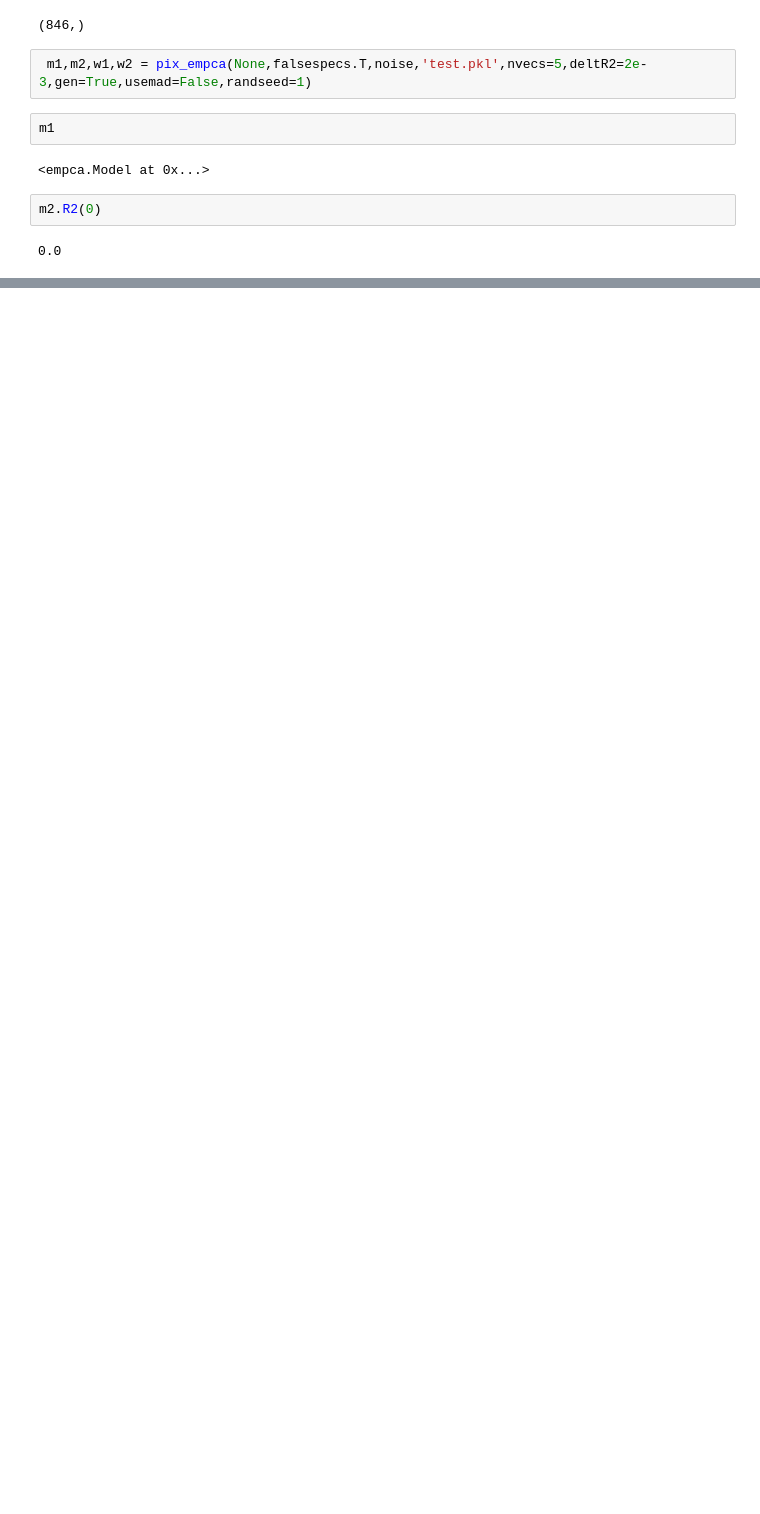
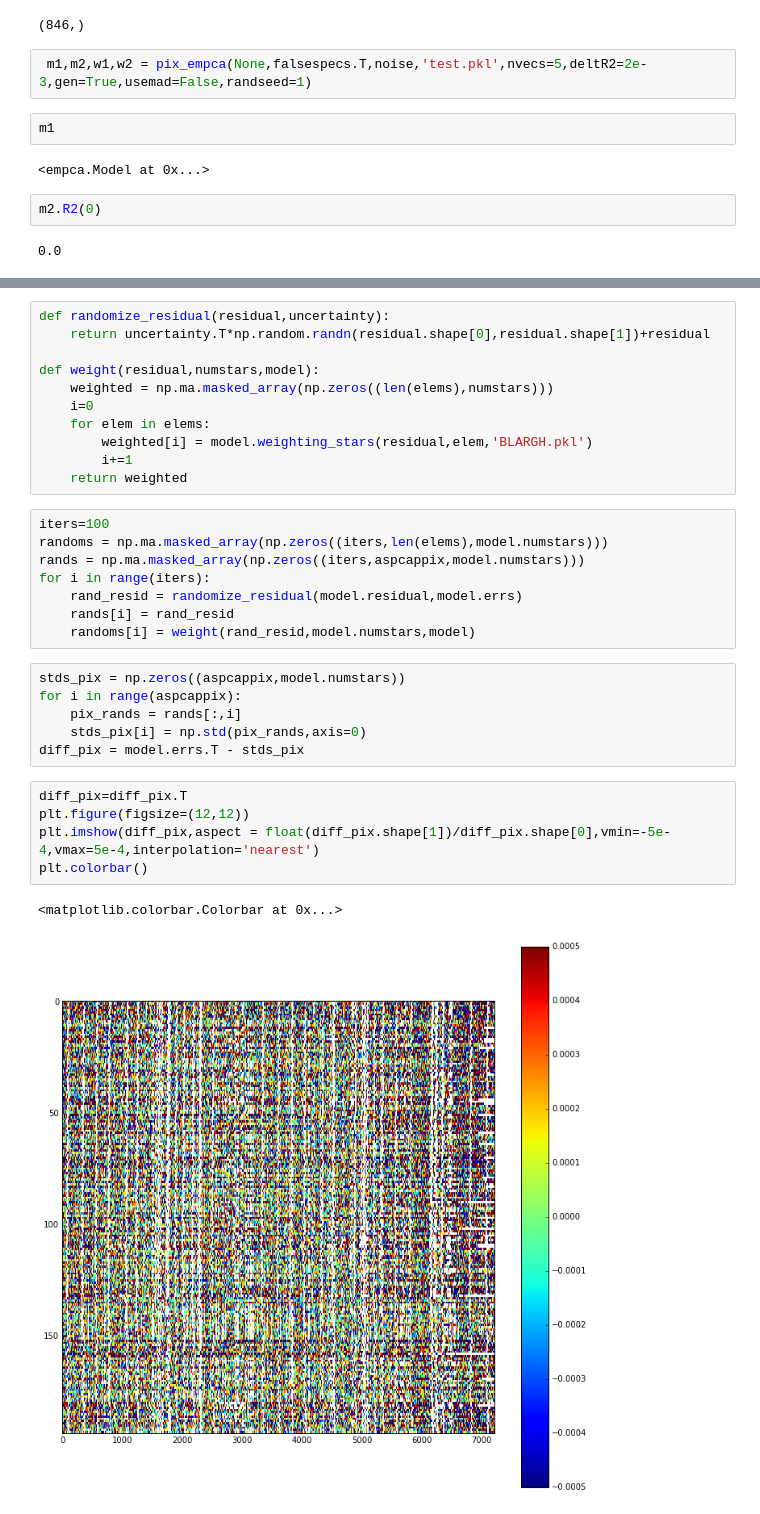
Before and after one commit to NatalieP-J/rcapogee-plots, a Jupyter notebook: test_empca.ipynb, the cells around one changed output, grey strips where cells are left out. Saved outputs shown, nothing was run; the diff lists cells and outputs as text; blank space fills up the shorter version.

```diff
--- a/test_empca.ipynb
+++ b/test_empca.ipynb
@@ -32,0 +57,33 @@ m2.R2(0)
+# %%
+def randomize_residual(residual,uncertainty):
+    return uncertainty.T*np.random.randn(residual.shape[0],residual.shape[1])+residual
+
+def weight(residual,numstars,model):
+    weighted = np.ma.masked_array(np.zeros((len(elems),numstars)))
+    i=0
+    for elem in elems:
+        weighted[i] = model.weighting_stars(residual,elem,'BLARGH.pkl')
+        i+=1
+    return weighted
+# %%
+iters=100
+randoms = np.ma.masked_array(np.zeros((iters,len(elems),model.numstars)))
+rands = np.ma.masked_array(np.zeros((iters,aspcappix,model.numstars)))
+for i in range(iters):
+    rand_resid = randomize_residual(model.residual,model.errs)
+    rands[i] = rand_resid
+    randoms[i] = weight(rand_resid,model.numstars,model)
+# %%
+stds_pix = np.zeros((aspcappix,model.numstars))
+for i in range(aspcappix):
+    pix_rands = rands[:,i]
+    stds_pix[i] = np.std(pix_rands,axis=0)
+diff_pix = model.errs.T - stds_pix
+# %%
+diff_pix=diff_pix.T
+plt.figure(figsize=(12,12))
+plt.imshow(diff_pix,aspect = float(diff_pix.shape[1])/diff_pix.shape[0],vmin=-5e-4,vmax=5e-4,interpolation='nearest')
+plt.colorbar()
+# %% [output]
+<matplotlib.colorbar.Colorbar at 0x...>
+[figure, added]
```
Also changed, not shown: parts of 4 cells of this notebook, 1 other file.
